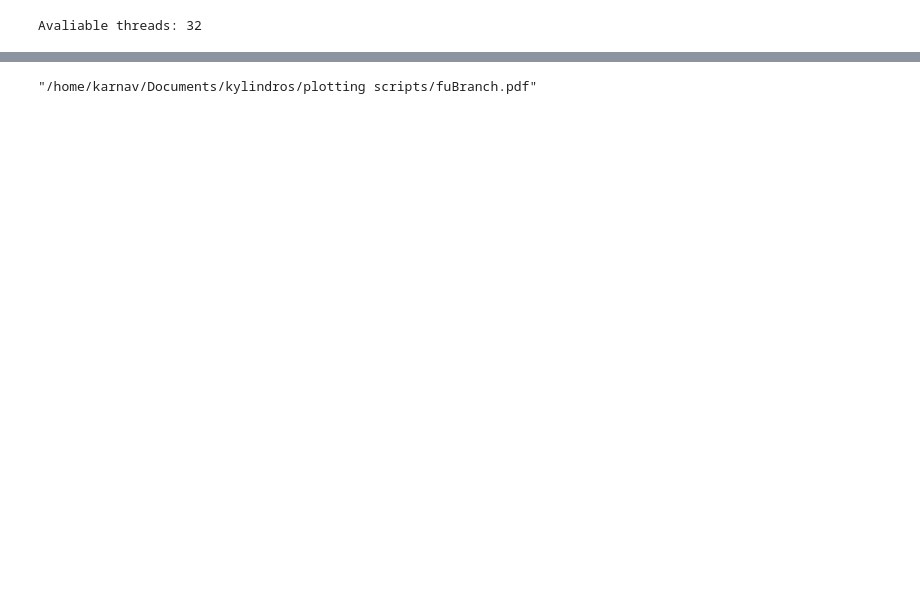
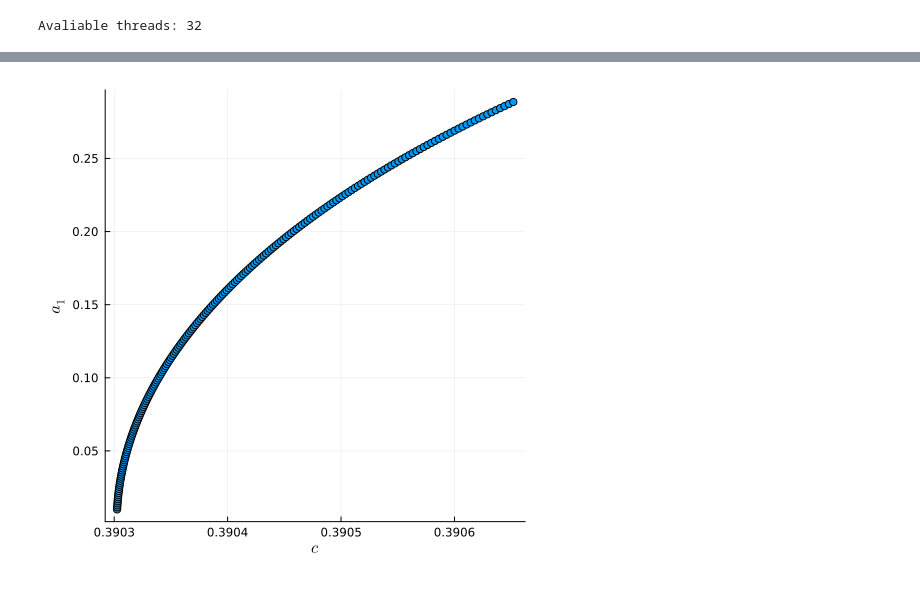
Before and after one commit to karnavr/kylindros, a Jupyter notebook: plotting scripts/fuPlots.ipynb, the cells around one changed output, grey strips where cells are left out. Cells and saved outputs as stored; diff of their text form; code cells hidden in the pictures; blank space fills up the shorter version.

```diff
--- a/plotting scripts/fuPlots.ipynb
+++ b/plotting scripts/fuPlots.ipynb
@@ -17,6 +16,6 @@ savefig("fuProfiles.pdf")
 # %%
 plot_branch(solutions, metadata, color_by_error = false)
-savefig("fuBranch.pdf")
+# savefig("fuBranch.pdf")
 # %% [output]
-"/home/karnav/Documents/kylindros/plotting scripts/fuBranch.pdf"
+[figure, added]
 # %%
```
Also changed, not shown: parts of 12 cells of this notebook, 18 other files.
